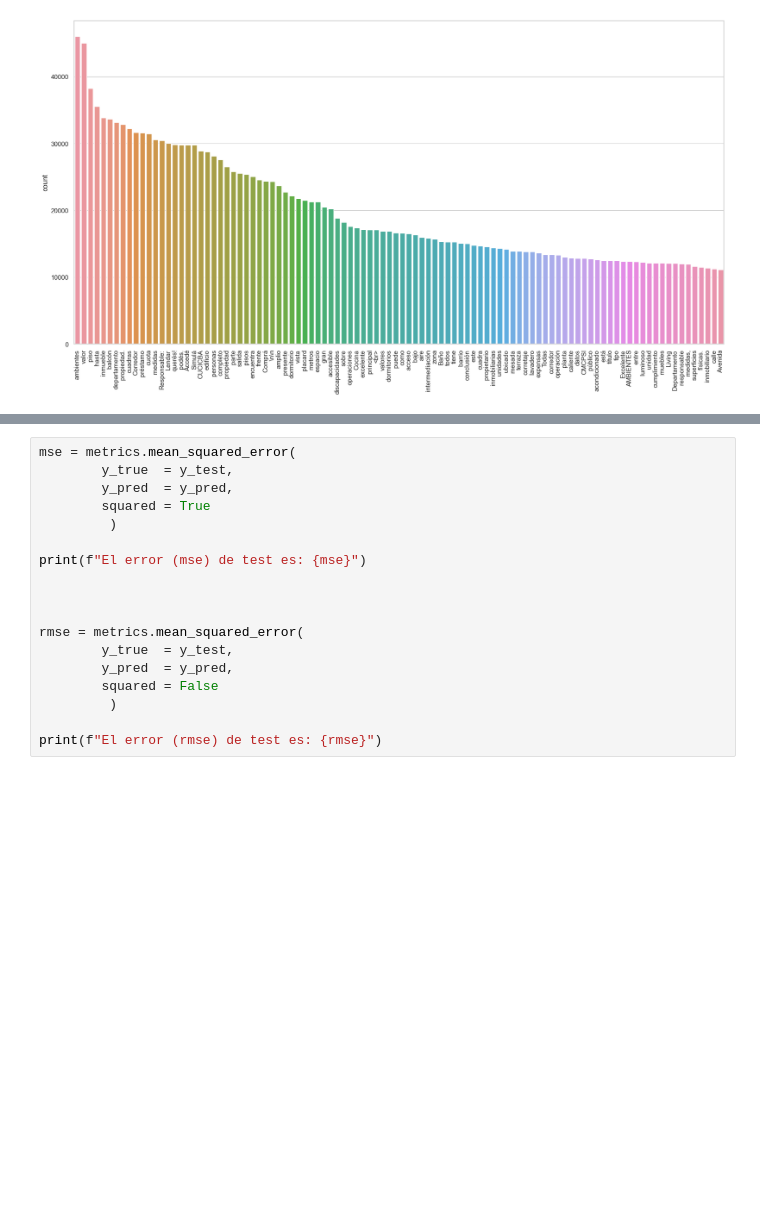
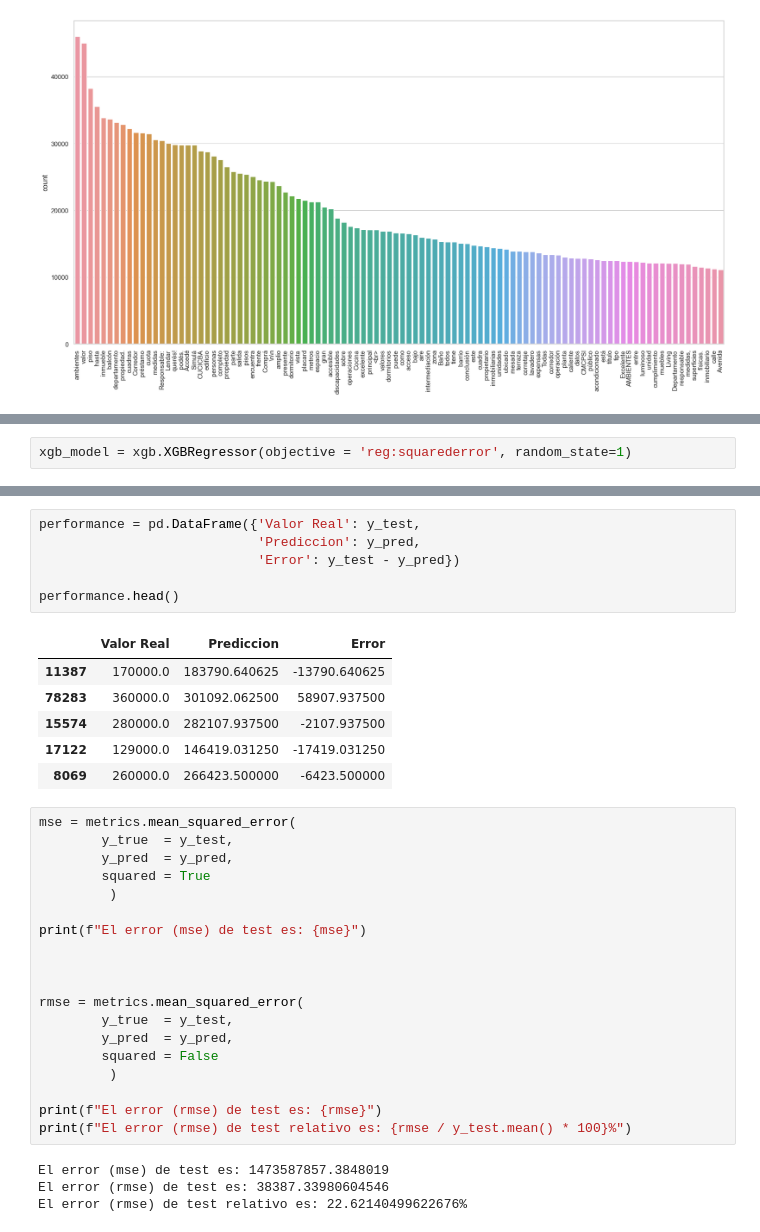
Before and after one commit to franjuarez/7506R-2C2022-GRUPO21, a Jupyter notebook: TP2/7506R_TP2_GRUPO21_ENTREGA.ipynb, the cells around one changed output, grey strips where cells are left out. Saved outputs shown, nothing was run; the diff lists cells and outputs as text; blank space fills up the shorter version.

```diff
--- a/TP2/7506R_TP2_GRUPO21_ENTREGA.ipynb
+++ b/TP2/7506R_TP2_GRUPO21_ENTREGA.ipynb
@@ -398,3 +486,5 @@ xgb_model = xgb.XGBRegressor(objective = 'reg:squarederror',
+# %%
+xgb_model = xgb.XGBRegressor(objective = 'reg:squarederror', random_state=1)
 # %%
 xgb_model.fit(x_train, y_train)
 
@@ -404,3 +492,16 @@ ValueError: DataFrame.dtypes for data must be int, float, bool or category. When
+# %%
+performance = pd.DataFrame({'Valor Real': y_test,
+                            'Prediccion': y_pred,
+                            'Error': y_test - y_pred})
+
+performance.head()
+# %% [output]
+|  | Valor Real | Prediccion | Error |
+| 11387 | 170000.0 | 183790.640625 | -13790.640625 |
+| 78283 | 360000.0 | 301092.062500 | 58907.937500 |
+| 15574 | 280000.0 | 282107.937500 | -2107.937500 |
+| 17122 | 129000.0 | 146419.031250 | -17419.031250 |
+| 8069 | 260000.0 | 266423.500000 | -6423.500000 |
 # %%
 mse = metrics.mean_squared_error(
         y_true  = y_test,
@@ -419,6 +520,11 @@ rmse = metrics.mean_squared_error(
          )
 
 print(f"El error (rmse) de test es: {rmse}")
+print(f"El error (rmse) de test relativo es: {rmse / y_test.mean() * 100}%")
+# %% [output]
+El error (mse) de test es: 1473587857.3848019
+El error (rmse) de test es: 38387.33980604546
+El error (rmse) de test relativo es: 22.62140499622676%
 # %%
 #Coef. de Determinación R2
 score_xgb_train = xgb_model.score(x_train, y_train)
```
Also changed, not shown: parts of 69 cells of this notebook, 1 other file.
